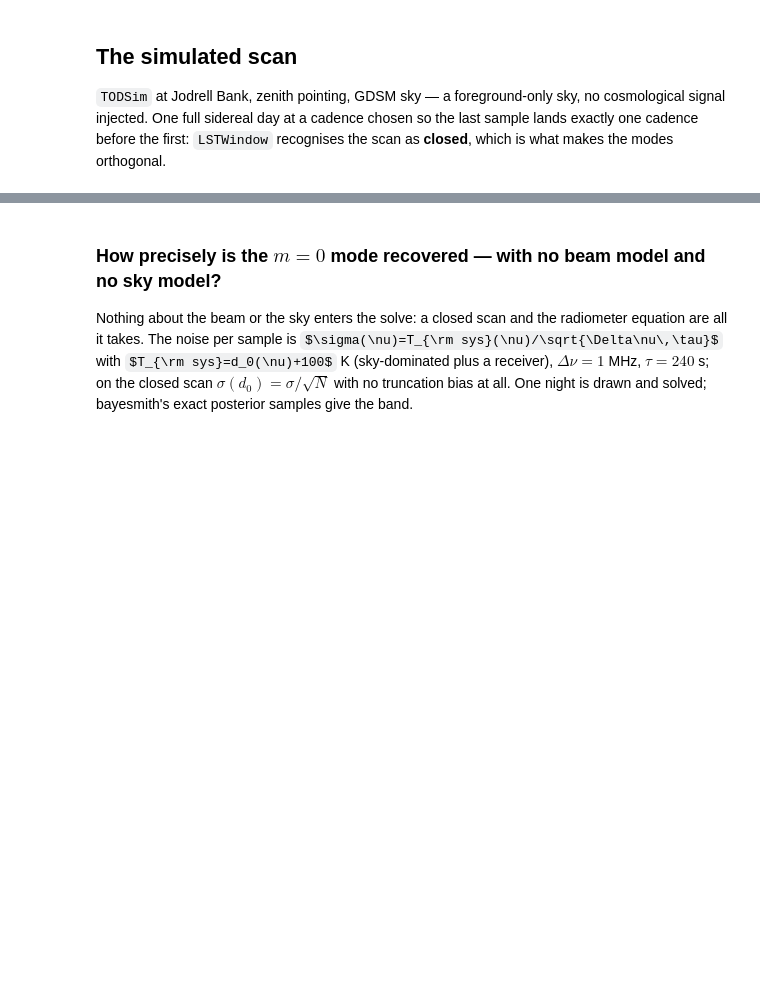
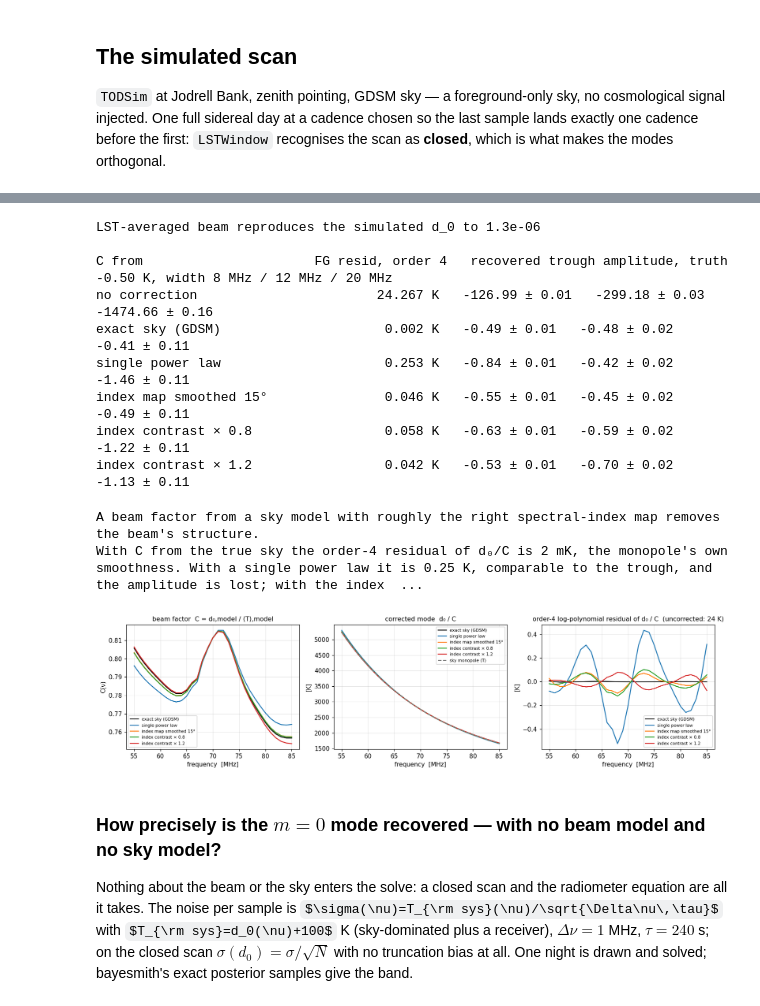
Before and after one commit to zzhang0123/limTOD, a Jupyter notebook: examples/mmode_drift_scan.ipynb, the cells around one changed output, grey strips where cells are left out. Cells and saved outputs as stored; diff of their text form; code cells hidden in the pictures; some formulas as TeX source; blank space fills up the shorter version.

```diff
--- a/examples/mmode_drift_scan.ipynb
+++ b/examples/mmode_drift_scan.ipynb
@@ -241,3 +285,80 @@ A log-polynomial in log(ν/70 MHz) fits d₀(ν), which ranges over 1165–3881
+# %%
+from limTOD.simulator import pointing_beam_in_eq_sys
+
+LMAX = 3 * NSIDE - 1
+def lst_averaged_beam(freq):
+    # the pointed beam's m = 0 equatorial harmonics: its average over one sidereal day
+    alm = hp.map2alm(beam_func(freq=freq, nside=NSIDE), lmax=LMAX)
+    pointed = pointing_beam_in_eq_sys(alm, 0.0, JBO["ant_latitude_deg"], 0.0, 90.0, 0.0, NSIDE, normalize=True)
+    a = hp.map2alm(pointed, lmax=LMAX, iter=3); a[hp.Alm.getlm(LMAX)[1] != 0] = 0
+    bbar = hp.alm2map(a, NSIDE); return bbar / bbar.sum()
+Bbar = np.array([lst_averaged_beam(f) for f in FREQS])                        # (n_freq, npix)
+sky = np.array([GDSM_sky_model(freq=f, nside=NSIDE) for f in FREQS])
+d0_fast = np.einsum("fp,fp->f", Bbar, sky)
+print(f"LST-averaged beam reproduces the simulated d_0 to {np.max(np.abs(d0_fast - d0_true) / d0_true):.1e}")
+
+def bcf(T_model):                                                             # C(nu) = d0_model / <T>_model
+    return np.einsum("fp,fp->f", Bbar, T_model) / T_model.mean(axis=1)
+def joint_amplitude(C, order, width, A=-0.5, sigma=None):
+    # foreground C * exp(poly) and a trough A*s, linearised about the foreground-only fit; returns (A_hat, sigma_A)
+    s = np.exp(-4 * np.log(2) * ((FREQS - 78.0) / width) ** 2); y = d0_true + A * s
+    V = np.vander(x, order + 1, increasing=True); P = np.exp(V @ np.linalg.lstsq(V, np.log(y / C), rcond=None)[0])
+    D = np.c_[V * (C * P)[:, None], s] / sigma[:, None]
+    cov = np.linalg.inv(D.T @ D); coef = np.linalg.lstsq(D, y / sigma, rcond=None)[0]
+    return coef[-1], np.sqrt(cov[-1, -1])
+
+T70 = sky[j70]; good = np.all(sky > 0, axis=0)
+index = np.full(sky.shape[1], np.nan); index[good] = np.log(sky[-1, good] / sky[0, good]) / np.log(FREQS[-1] / FREQS[0])
+index[~good] = np.nanmean(index)
+def sky_from_index(ix): return T70[None, :] * (FREQS / NU_REF)[:, None] ** ix[None, :]
+models = {"no correction": None,
+          "exact sky (GDSM)": sky,
+          "single power law": T70[None, :] * (FREQS / NU_REF)[:, None] ** -2.5,
+          "index map smoothed 15°": sky_from_index(hp.smoothing(index, fwhm=np.deg2rad(15))),
+          "index contrast × 0.8": sky_from_index(index.mean() + 0.8 * (index - index.mean())),
+          "index contrast × 1.2": sky_from_index(index.mean() + 1.2 * (index - index.mean()))}
+SIGMA_NIGHT = (d0_true + 100.0) / np.sqrt(1.0e6 * CADENCE_S) / np.sqrt(N_T)  # sigma(d_0) for one closed night, per channel
+WIDTHS = (8, 12, 20)
+print(f"\n{'C from':26s}{'FG resid, order 4':>19s}   recovered trough amplitude, truth -0.50 K, width " + " / ".join(f"{w} MHz" for w in WIDTHS))
+corrected = {}
+for name, T in models.items():
+    Cf = np.ones_like(d0_true) if T is None else bcf(T)
+    corrected[name] = (Cf, d0_true / Cf)
+    amp = "   ".join(f"{a:+.2f} ± {e:.2f}" for a, e in (joint_amplitude(Cf, 4, w, sigma=SIGMA_NIGHT) for w in WIDTHS))
+    print(f"{name:26s}{np.std(fit_resid(d0_true / Cf, 4)) * Cf.mean():16.3f} K   {amp}")
+
+fig, axes = plt.subplots(1, 3, figsize=(14.5, 3.8))
+for (name, (Cf, y)), c in zip(list(corrected.items())[1:], ("k", "C0", "C1", "C2", "C3")):
+    axes[0].plot(FREQS, Cf, color=c, label=name)
+    axes[1].plot(FREQS, y, color=c, label=name)
+    axes[2].plot(FREQS, fit_resid(y, 4) * Cf.mean(), color=c, label=name)
+axes[1].plot(FREQS, sky_mono, "--", color="0.5", label="sky monopole ⟨T⟩")
+axes[0].set(xlabel="frequency  [MHz]", ylabel="C(ν)", title="beam factor  C = d₀,model / ⟨T⟩,model"); axes[0].legend(fontsize=7)
+axes[1].set(xlabel="frequency  [MHz]", ylabel="[K]", title="corrected mode  d₀ / C"); axes[1].legend(fontsize=7)
+axes[2].set(xlabel="frequency  [MHz]", ylabel="[K]", title="order-4 log-polynomial residual of d₀ / C  (uncorrected: 24 K)"); axes[2].legend(fontsize=7)
+plt.tight_layout()
+
+def resid4(name): Cf, y = corrected[name]; return np.std(fit_resid(y, 4)) * Cf.mean()
+r_exact, r_pl, r_sm = resid4("exact sky (GDSM)"), resid4("single power law"), resid4("index map smoothed 15°")
+a_sm = joint_amplitude(corrected["index map smoothed 15°"][0], 4, 8, sigma=SIGMA_NIGHT)[0]
+card("A beam factor from a sky model with roughly the right spectral-index map removes the beam's structure.",
+     f"With C from the true sky the order-4 residual of d₀/C is <b>{1e3*r_exact:.0f} mK</b>, the monopole's own smoothness. "
+     f"With a single power law it is <b>{r_pl:.2f} K</b>, comparable to the trough, and the amplitude is lost; with the index map smoothed to 15° "
+     f"it is <b>{1e3*r_sm:.0f} mK</b> and an 8 MHz trough of −0.50 K comes back as {a_sm:.2f} K, a {100*abs(a_sm/-0.5-1):.0f}% bias. Any frequency-only factor of the sky model cancels in C. "
+     f"A 20 MHz trough is degenerate with the polynomial on this 30 MHz band whatever the beam. The beam itself is taken as known here.")
+# %% [output]
+LST-averaged beam reproduces the simulated d_0 to 1.3e-06
+
+C from                      FG resid, order 4   recovered trough amplitude, truth -0.50 K, width 8 MHz / 12 MHz / 20 MHz
+no correction                       24.267 K   -126.99 ± 0.01   -299.18 ± 0.03   -1474.66 ± 0.16
+exact sky (GDSM)                     0.002 K   -0.49 ± 0.01   -0.48 ± 0.02   -0.41 ± 0.11
+single power law                     0.253 K   -0.84 ± 0.01   -0.42 ± 0.02   -1.46 ± 0.11
+index map smoothed 15°               0.046 K   -0.55 ± 0.01   -0.45 ± 0.02   -0.49 ± 0.11
+index contrast × 0.8                 0.058 K   -0.63 ± 0.01   -0.59 ± 0.02   -1.22 ± 0.11
+index contrast × 1.2                 0.042 K   -0.53 ± 0.01   -0.70 ± 0.02   -1.13 ± 0.11
+A beam factor from a sky model with roughly the right spectral-index map removes the beam's structure.
+With C from the true sky the order-4 residual of d₀/C is 2 mK, the monopole's own smoothness. With a single power law it is 0.25 K, comparable to the trough, and the amplitude is lost; with the index  ...
+[figure, added]
 # %% [markdown]
 ### How precisely is the $m=0$ mode recovered — with no beam model and no sky model?
 
```
Also changed, not shown: parts of 12 cells of this notebook, 1 other file.
